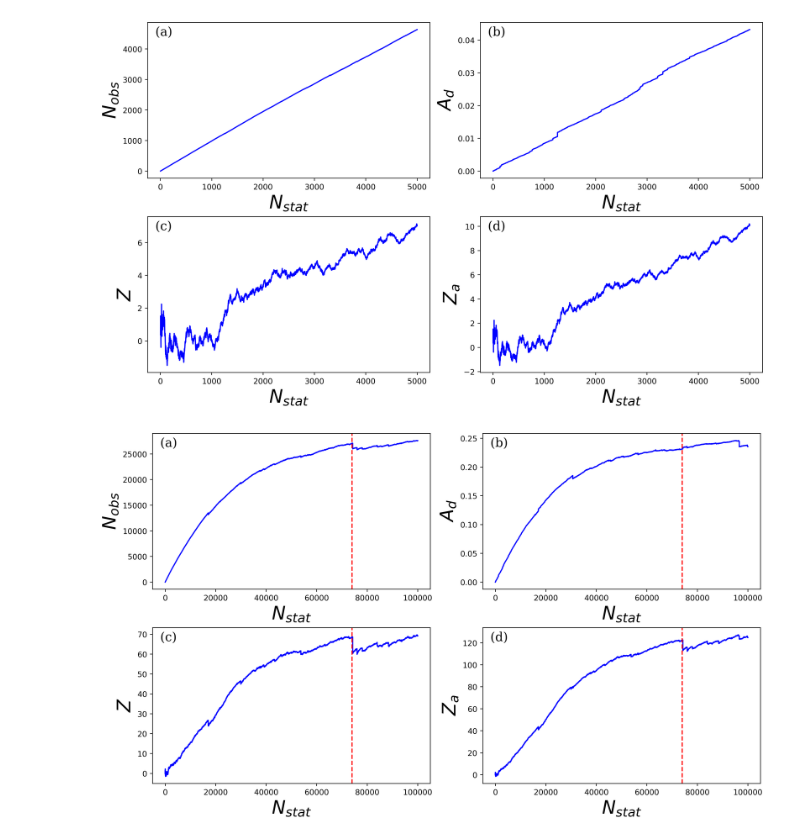
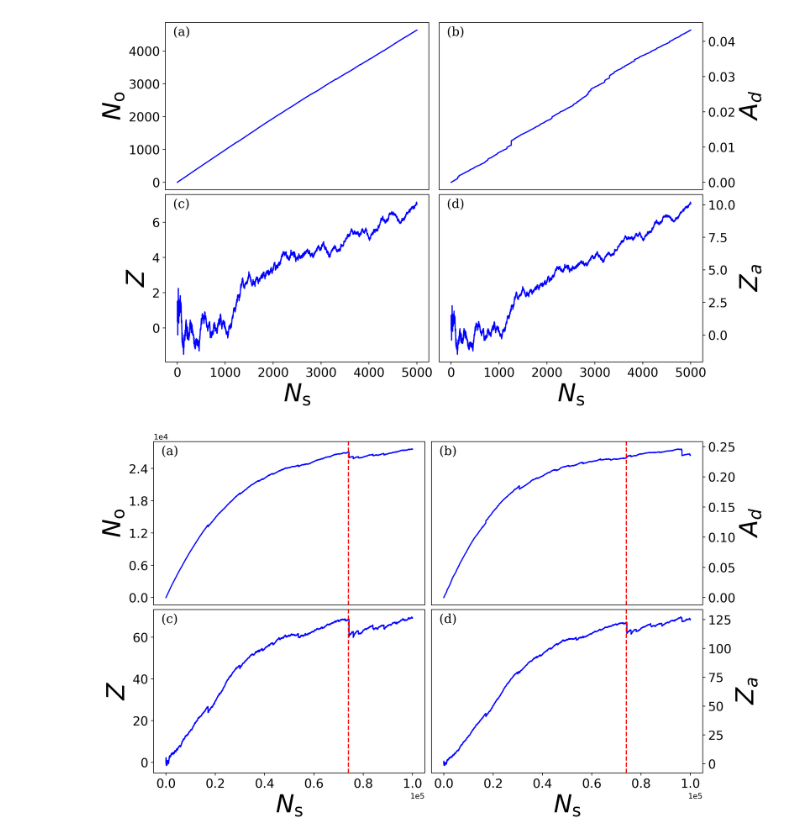
Before and after one commit to seanmason/saturation, a Jupyter notebook: notebooks/thesis/Chapter3/MetricPlots.ipynb, the cells around one changed output. Saved outputs shown, nothing was run; the diff lists cells and outputs as text; code cells hidden in the pictures.

```diff
--- a/notebooks/thesis/Chapter3/MetricPlots.ipynb
+++ b/notebooks/thesis/Chapter3/MetricPlots.ipynb
@@ -10,7 +13,8 @@ def plot_four_metric_plots(python_stats: pd.DataFrame,
                            za_column: str,
                            output_filename: str,
                            saturation_line: int=None):
-    font_size = 24
+    font_size = 32
+    tick_font_size = 16
     dpi = 400
 
     fig, axes = plt.subplot_mosaic(
@@ -37,34 +41,46 @@ def plot_four_metric_plots(python_stats: pd.DataFrame,
     ax.plot(python_stats.n_craters_added_in_study_region, python_stats[n_craters_column], color='b', label='Python')
     if saturation_line:
         ax.axvline(saturation_line, color="r", linestyle="--")
-    ax.set_xlabel('$N_{stat}$', fontsize=font_size)
-    ax.set_ylabel('$N_{obs}$', fontsize=font_size)
+    ax.set_ylabel('$N_{\\text{o}}$', fontsize=font_size)
+    ax.tick_params(axis="both", which="both", labelsize=tick_font_size)
+    ax.tick_params(axis="both", which="major", bottom=False, labelbottom=False)
+    ax.ticklabel_format(axis="y", style="scientific", scilimits=(0, 4))
+    ax.yaxis.set_major_locator(ticker.MaxNLocator(6))
 
     # Plot crater count
     ax = axes['(b)']
     ax.plot(python_stats.n_craters_added_in_study_region, python_stats[areal_density_column], color='b', label='Python')
     if saturation_line:
         ax.axvline(saturation_line, color="r", linestyle="--")
-    ax.set_xlabel('$N_{stat}$', fontsize=font_size)
     ax.set_ylabel('$A_d$', fontsize=font_size)
+    ax.tick_params(axis="both", which="both", labelsize=tick_font_size)
+    ax.tick_params(axis="both", which="major", bottom=False, labelbottom=False)
+    ax.yaxis.tick_right()
+    ax.yaxis.set_label_position("right")
 
     # Plot Z statistic
     ax = axes['(c)']
     ax.plot(python_stats.n_craters_added_in_study_region, python_stats[z_column], color='b', label='Python')
     if saturation_line:
         ax.axvline(saturation_line, color="r", linestyle="--")
-    ax.set_xlabel('$N_{stat}$', fontsize=font_size)
+    ax.set_xlabel('$N_{\\text{s}}$', fontsize=font_size)
     ax.set_ylabel('$Z$', fontsize=font_size)
+    ax.tick_params(axis="both", which="both", labelsize=tick_font_size)
+    ax.ticklabel_format(axis="x", style="scientific", scilimits=(0, 4))
 
     # Plot Za statistic
     ax = axes['(d)']
     ax.plot(python_stats.n_craters_added_in_study_region, python_stats[za_column], color='b', label='Python')
     if saturation_line:
         ax.axvline(saturation_line, color="r", linestyle="--")
-    ax.set_xlabel('$N_{stat}$', fontsize=font_size)
+    ax.set_xlabel('$N_{\\text{s}}$', fontsize=font_size)
     ax.set_ylabel('$Z_a$', fontsize=font_size)
+    ax.tick_params(axis="both", which="both", labelsize=tick_font_size)
+    ax.ticklabel_format(axis="x", style="scientific", scilimits=(0, 4))
+    ax.yaxis.tick_right()
+    ax.yaxis.set_label_position("right")
 
-    plt.savefig(output_filename)
+    plt.savefig(output_filename, bbox_inches="tight")
     plt.show()
 # %%
 base_path = "/data/saturation/central_composite_design/ccd8"
@@ -74,32 +90,36 @@ stats_file = f"{base_path}/ccd_1.900_0.500_6.000_3.000/statistics_100000.parquet
 stats_df = pd.read_parquet(stats_file)
 stats_df = stats_df[:5000].copy()
 # %%
-plot_four_metric_plots(stats_df,
-                       "n_craters_in_study_region",
-                       "areal_density",
-                       "z",
-                       "za",
-                       "figures/saturation_not_reached.png")
+plot_four_metric_plots(
+    stats_df,
+    "n_craters_in_study_region",
+    "areal_density",
+    "z",
+    "za",
+    "figures/saturation_not_reached.png"
+)
 # %% [output]
-[figure, old version]
+[figure, new version]
 # %%
 stats_file = f"{base_path}/ccd_1.900_0.500_6.000_3.000/statistics_100000.parquet"
 stats_df = pd.read_parquet(stats_file)
 
 stats_file = f"{base_path}/ccd_1.900_0.500_6.000_3.000/statistics_200000.parquet"
 stats_df = pd.concat([stats_df, pd.read_parquet(stats_file)])
 
 stats_file = f"{base_path}/ccd_1.900_0.500_6.000_3.000/statistics_250000.parquet"
 stats_df = pd.concat([stats_df, pd.read_parquet(stats_file)])
 
 stats_df = stats_df[:100000].copy()
 
-plot_four_metric_plots(stats_df,
-                       "n_craters_in_study_region",
-                       "areal_density",
-                       "z",
-                       "za",
-                       "figures/saturation_reached.png",
-                       saturation_line=74000)
+plot_four_metric_plots(
+    stats_df,
+    "n_craters_in_study_region",
+    "areal_density",
+    "z",
+    "za",
+    "figures/saturation_reached.png",
+    saturation_line=74000
+)
 # %% [output]
-[figure, old version]
+[figure, new version]
```
Also changed, not shown: parts of 1 cell of this notebook, 8 other files.
